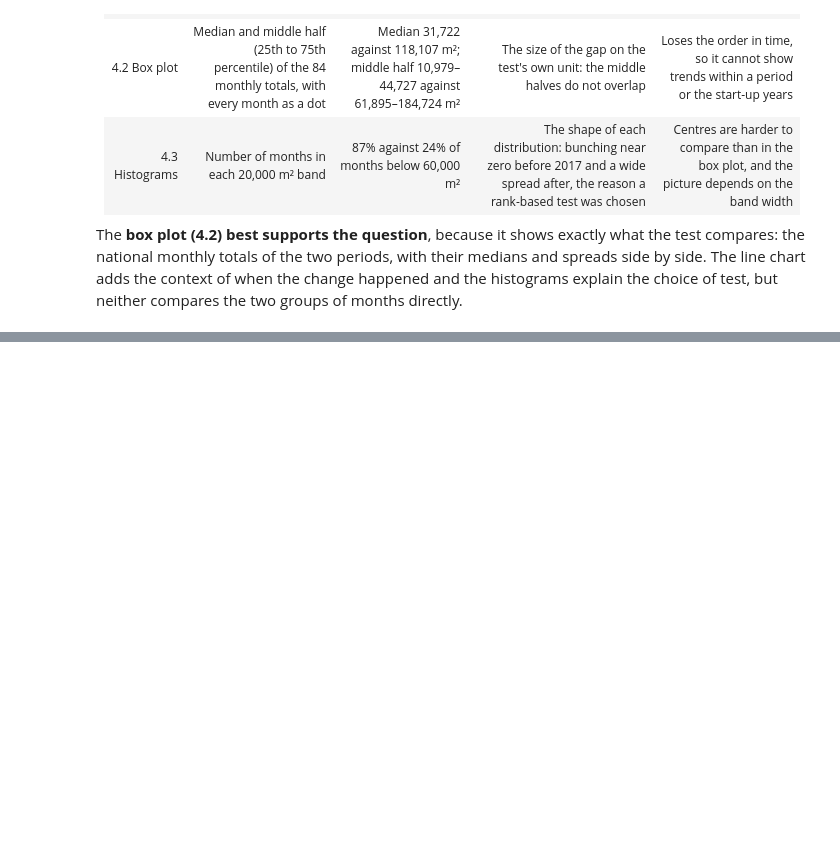
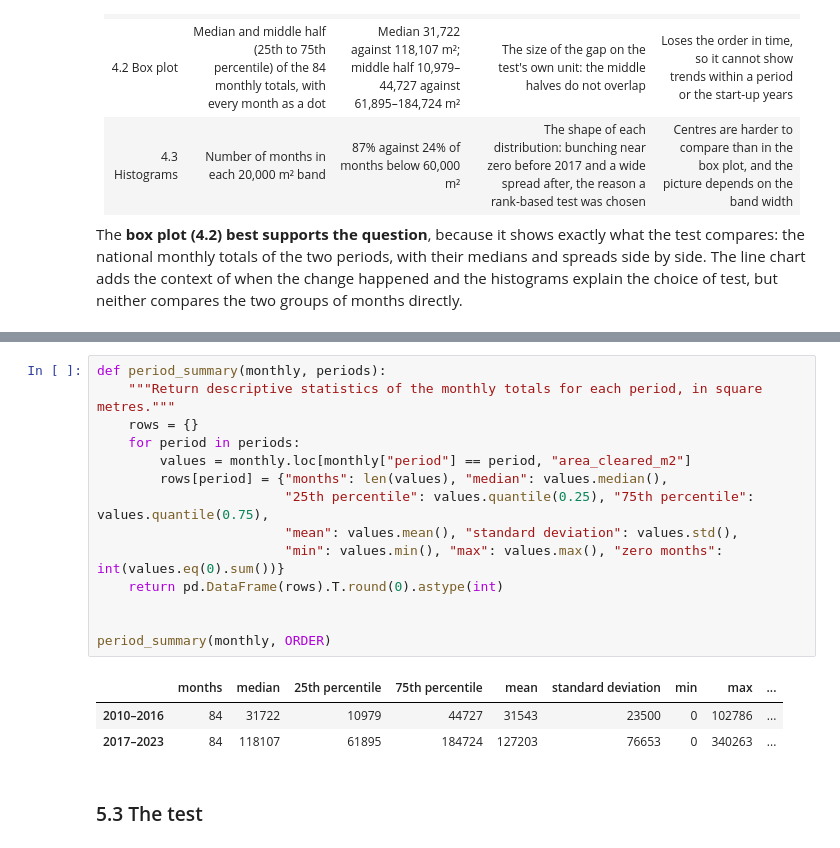
Before and after one commit to travisrcarlson/statistical-analysis-project, a Jupyter notebook: analysis.ipynb, the cells around one changed output, grey strips where cells are left out. Drawn from its saved outputs; the diff is of its cells as text; blank space fills up the shorter version.

```diff
--- a/analysis.ipynb
+++ b/analysis.ipynb
@@ -657,0 +676,20 @@ The **box plot (4.2) best supports the question**, because it shows exactly what
+# %%
+def period_summary(monthly, periods):
+    """Return descriptive statistics of the monthly totals for each period, in square metres."""
+    rows = {}
+    for period in periods:
+        values = monthly.loc[monthly["period"] == period, "area_cleared_m2"]
+        rows[period] = {"months": len(values), "median": values.median(),
+                        "25th percentile": values.quantile(0.25), "75th percentile": values.quantile(0.75),
+                        "mean": values.mean(), "standard deviation": values.std(),
+                        "min": values.min(), "max": values.max(), "zero months": int(values.eq(0).sum())}
+    return pd.DataFrame(rows).T.round(0).astype(int)
+
+
+period_summary(monthly, ORDER)
+# %% [output]
+|  | months | median | 25th percentile | 75th percentile | mean | standard deviation | min | max | ... |
+| 2010–2016 | 84 | 31722 | 10979 | 44727 | 31543 | 23500 | 0 | 102786 | ... |
+| 2017–2023 | 84 | 118107 | 61895 | 184724 | 127203 | 76653 | 0 | 340263 | ... |
+# %% [markdown]
+### 5.3 The test
```
Also changed, not shown: parts of 6 cells of this notebook, 1 other file.
